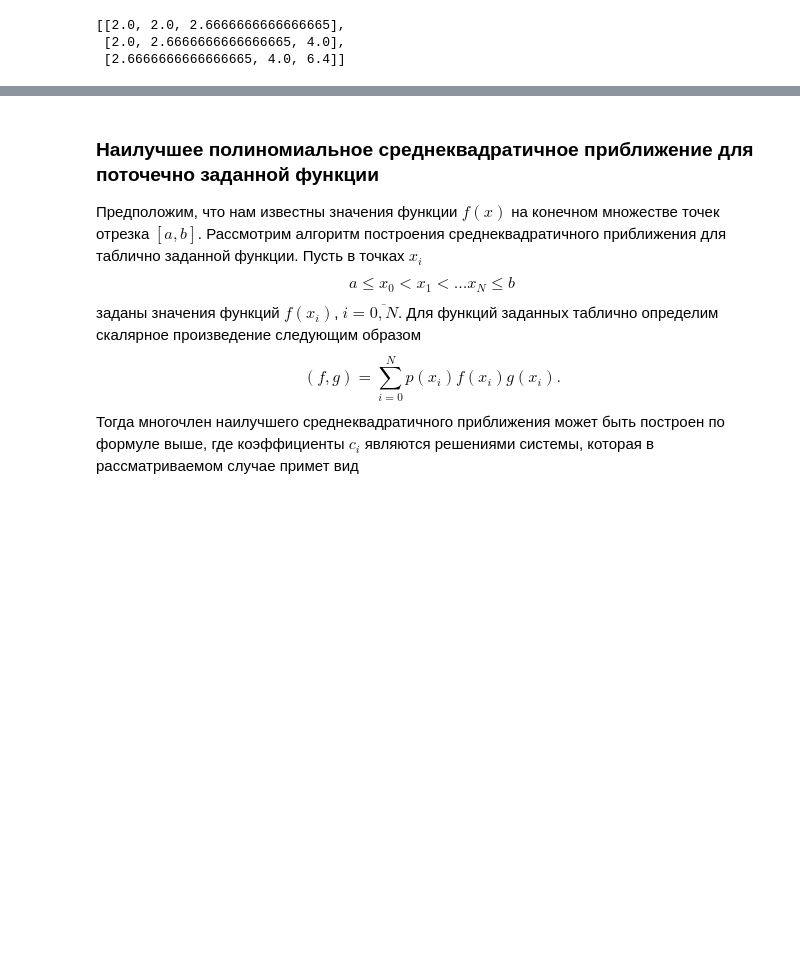
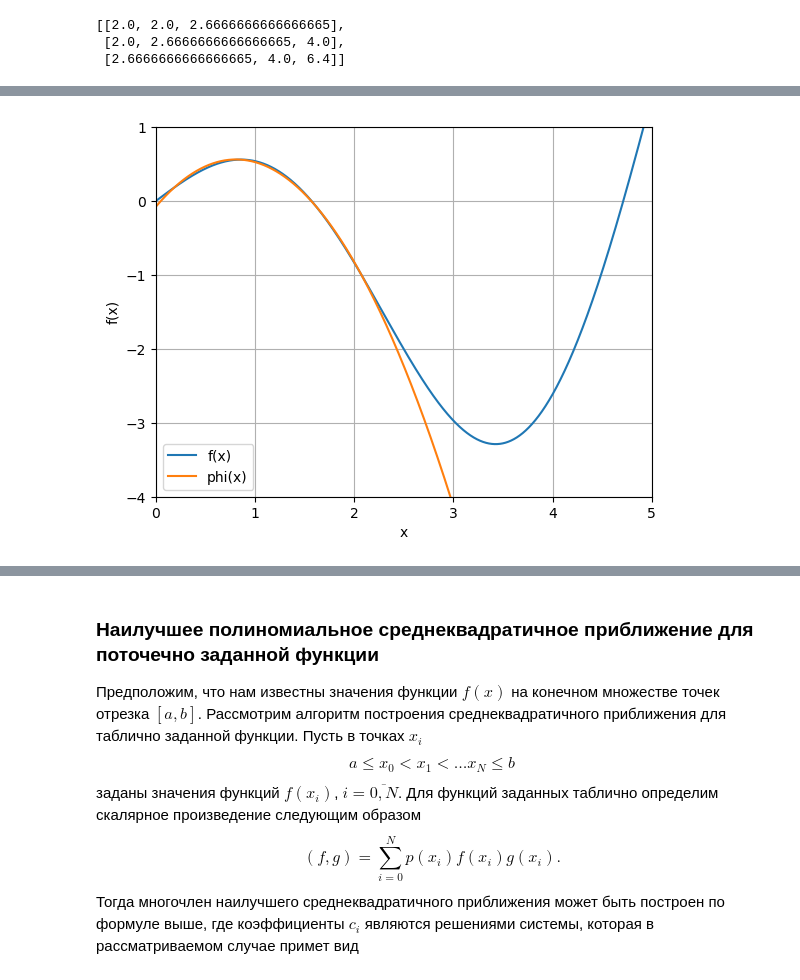
Before and after one commit to bzzdwn/BSU, a Jupyter notebook: Computational Methods/Лабораторные/2. Наилучшее среднеквадратичное приближение/function approximation.ipynb, the cells around one changed output, grey strips where cells are left out. Cells and saved outputs as stored; diff of their text form; code cells hidden in the pictures; blank space fills up the shorter version.

```diff
--- a/Computational Methods/Лабораторные/2. Наилучшее среднеквадратичное приближение/function approximation.ipynb
+++ b/Computational Methods/Лабораторные/2. Наилучшее среднеквадратичное приближение/function approximation.ipynb
@@ -196,0 +209,15 @@ plt.show()
+# %%
+x = np.linspace(0, 5, 10000)
+
+fig, ax = plt.subplots()
+ax.plot(x, f(x), label='f(x)')
+ax.plot(x, phi(x, coefficients), label='phi(x)')
+ax.set_xlim(0, 5)
+ax.set_ylim(-4, 1)
+ax.set_xlabel('x')
+ax.set_ylabel('f(x)')
+plt.legend()
+plt.grid()
+plt.show()
+# %% [output]
+[figure, added]
```
Also changed, not shown: parts of 63 cells of this notebook, 1 other file.
